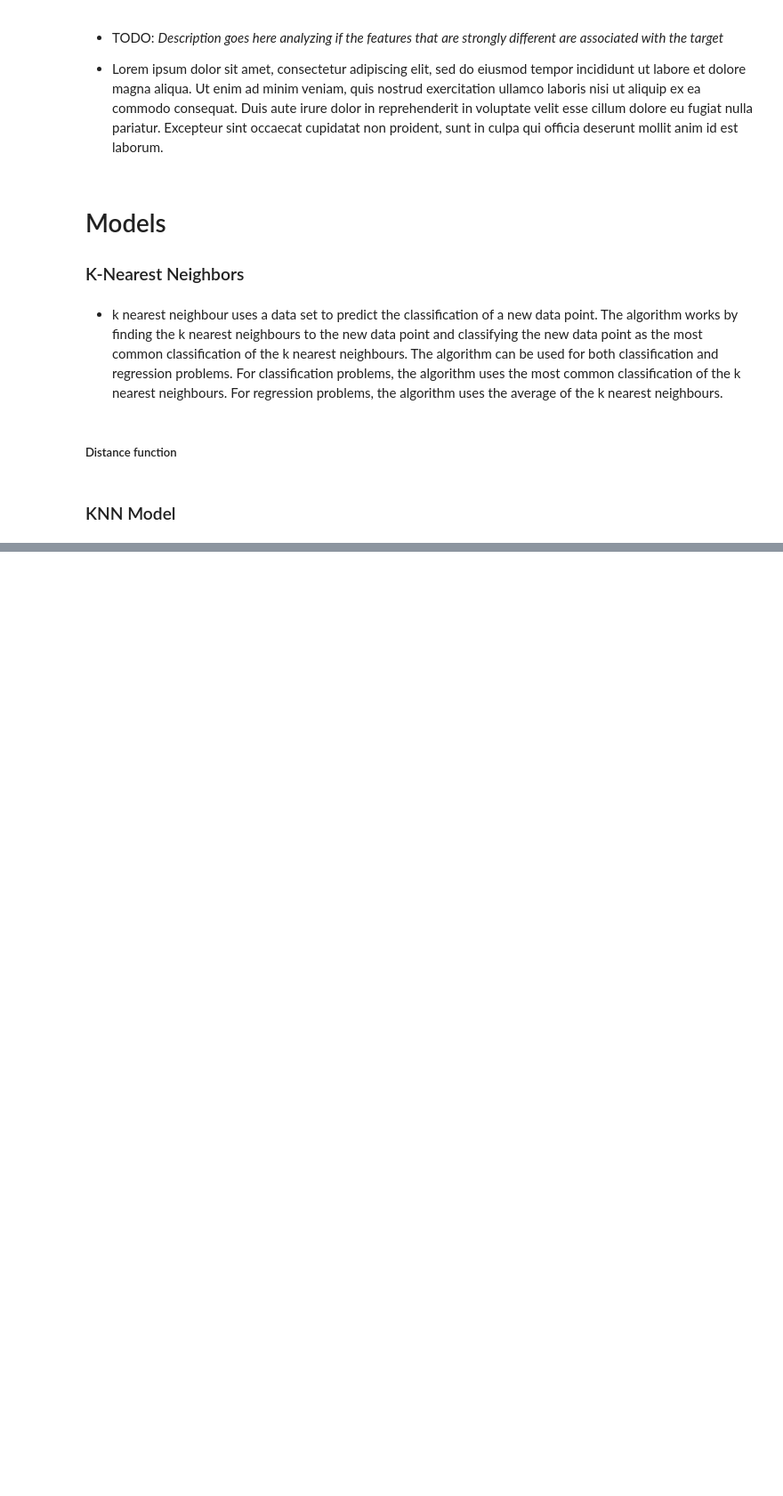
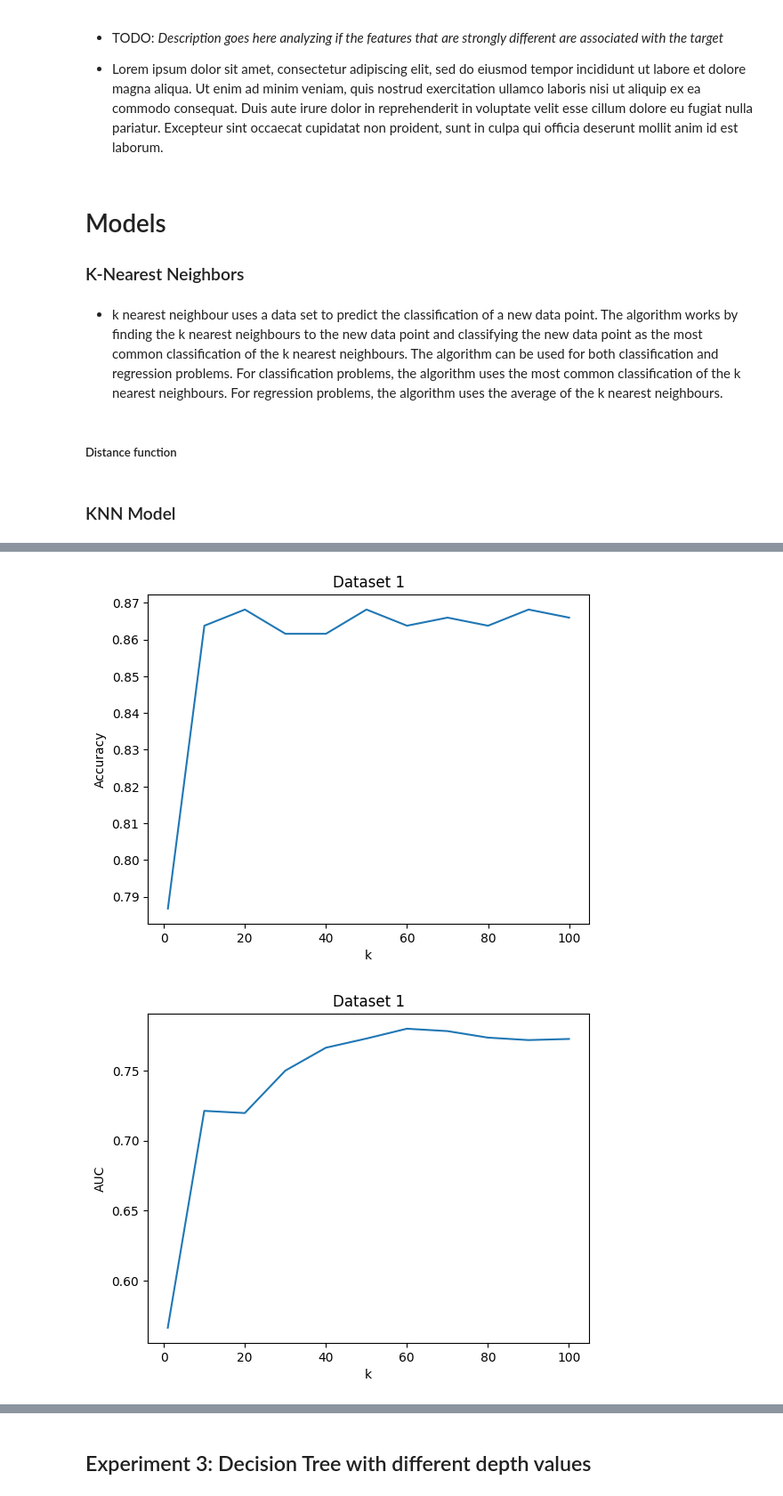
Before and after one commit to rudolfKischer/comp551asgn1, a Jupyter notebook: KNNexperiments.ipynb, the cells around one changed output, grey strips where cells are left out. Shown at 89% size. Saved outputs shown, nothing was run; the diff lists cells and outputs as text; code cells hidden in the pictures; blank space fills up the shorter version.

```diff
--- a/KNNexperiments.ipynb
+++ b/KNNexperiments.ipynb
@@ -329,0 +746,46 @@ Percentage of Correct Predictions: 85.90308370044053%
+# %%
+# plot the results for roc of each k value (k- value x axis, AUC y axis)
+
+def plot_results_exp2(results, title):
+  plt.plot(results['k'], results['Accuracy_e'], label='Test Accuracy')
+  plt.xlabel('k')
+  plt.ylabel('Accuracy')
+  plt.title(title)
+  plt.show()
+
+  # plot the AUC for each k value
+  plt.plot(results['k'], results['AUC_e'], label='Test AUC')
+  plt.xlabel('k')
+  plt.ylabel('AUC')
+  plt.title(title)
+  plt.show()
+# %%
+# plot the results for each dataset
+plot_results_exp2(results_1, 'Dataset 1')
+plot_results_exp2(results_2, 'Dataset 2')
+
+# plot the roc curve for the best k value, the worst k value, and the middle k value
+def plot_k_roc(results, k_values, title):
+  for k in k_values:
+    row = results[results['k'] == k]
+    fpr = row['fpr_e'].values[0]
+    tpr = row['tpr_e'].values[0]
+    roc_auc = row['AUC_e'].values[0]
+    fpr_t = row['fpr_t'].values[0]
+    tpr_t = row['tpr_t'].values[0]
+    roc_auc_t = row['AUC_t'].values[0]
+    plot_t_e_roc_curve(fpr_t, tpr_t, roc_auc_t, fpr, tpr, roc_auc, title + f' k={k}')
+
+def get_k_to_plot(results):
+  min_auc = results['AUC_e'].min()
+  max_auc = results['AUC_e'].max()
+  middle_auc = results['AUC_e'].median()
+  # get the k values for the min, max, and median AUC
+  k_values = results[(results['AUC_e'] == min_auc) | (results['AUC_e'] == max_auc) | (results['AUC_e'] == middle_auc)]['k']
+  return k_values
+
+plot_k_roc(results_1, get_k_to_plot(results_1), 'Dataset 1')
+plot_k_roc(results_2, get_k_to_plot(results_2), 'Dataset 2')
+# %% [output]
+[figure, added]
+[figure, added]
@@ -329,0 +803,2 @@ Percentage of Correct Predictions: 85.90308370044053%
+# %% [markdown]
+## Experiment 3: Decision Tree with different depth values
```
Also changed, not shown: parts of 45 cells of this notebook.
